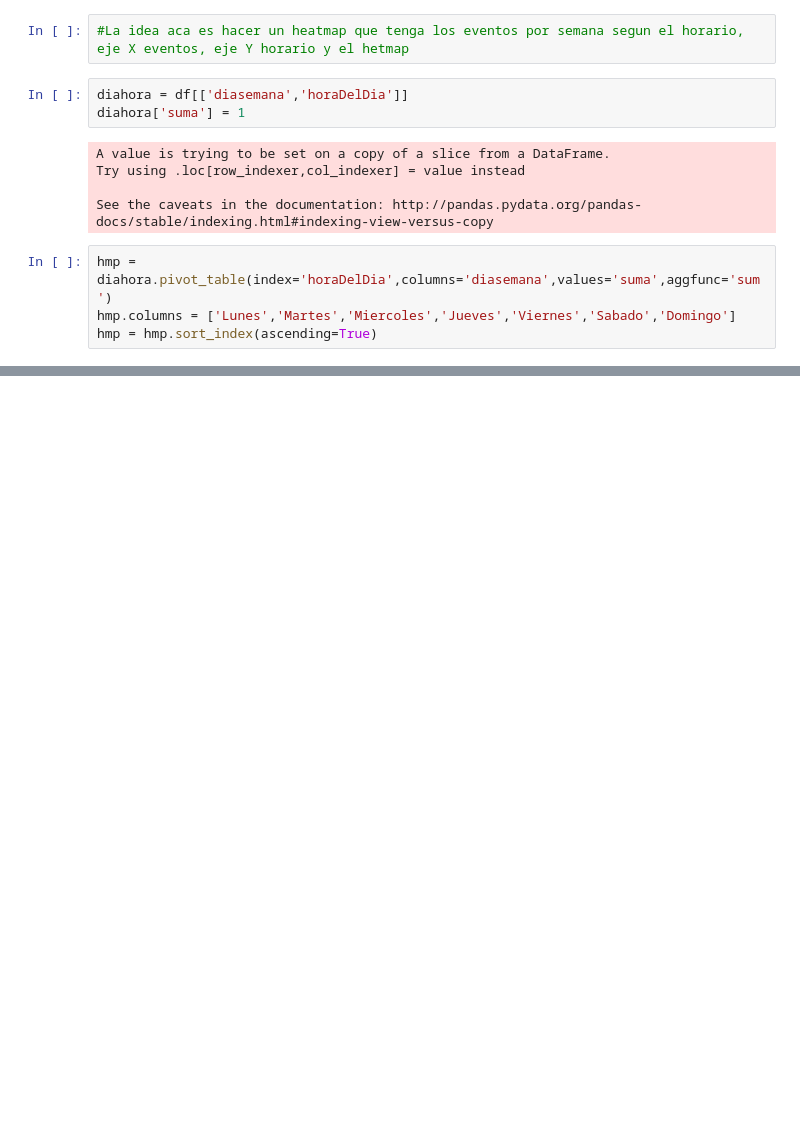
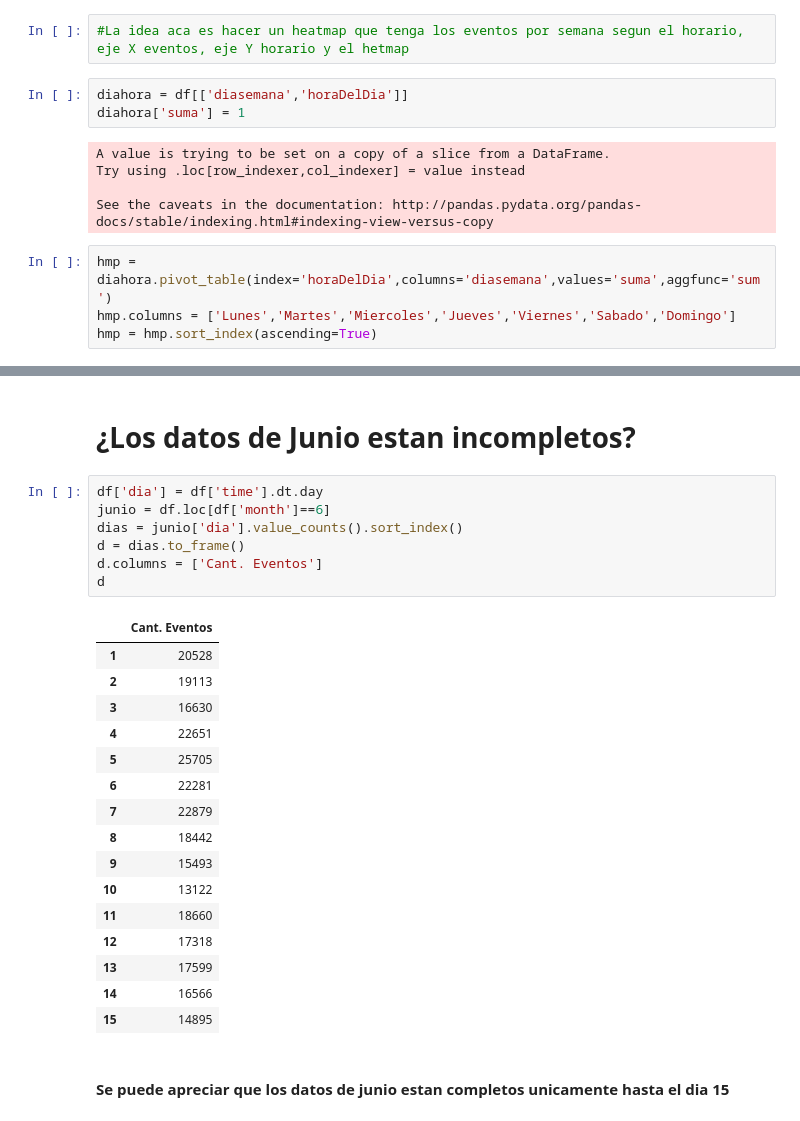
Before and after one commit to javier2409/TP1Datos2C2018, a Jupyter notebook: Analisis Temporal.ipynb, the cells around one changed output, grey strips where cells are left out. Drawn from its saved outputs; the diff is of its cells as text; blank space fills up the shorter version.

Commit message:
Coloco los datos temporales en el nb correspondiente

```diff
--- a/Analisis Temporal.ipynb
+++ b/Analisis Temporal.ipynb
@@ -113,0 +135,28 @@ Text(0.5,1,'Eventos por dia de la semana segun hora del dia')
+# %% [markdown]
+# ¿Los datos de Junio estan incompletos?
+# %%
+df['dia'] = df['time'].dt.day
+junio = df.loc[df['month']==6]
+dias = junio['dia'].value_counts().sort_index()
+d = dias.to_frame()
+d.columns = ['Cant. Eventos']
+d
+# %% [output]
+|  | Cant. Eventos |
+| 1 | 20528 |
+| 2 | 19113 |
+| 3 | 16630 |
+| 4 | 22651 |
+| 5 | 25705 |
+| 6 | 22281 |
+| 7 | 22879 |
+| 8 | 18442 |
+| 9 | 15493 |
+| 10 | 13122 |
+| 11 | 18660 |
+| 12 | 17318 |
+| 13 | 17599 |
+| 14 | 16566 |
+| 15 | 14895 |
+# %% [markdown]
+#### Se puede apreciar que los datos de junio estan completos unicamente hasta el dia 15
```
Also changed, not shown: parts of 5 cells of this notebook, 1 other file.
